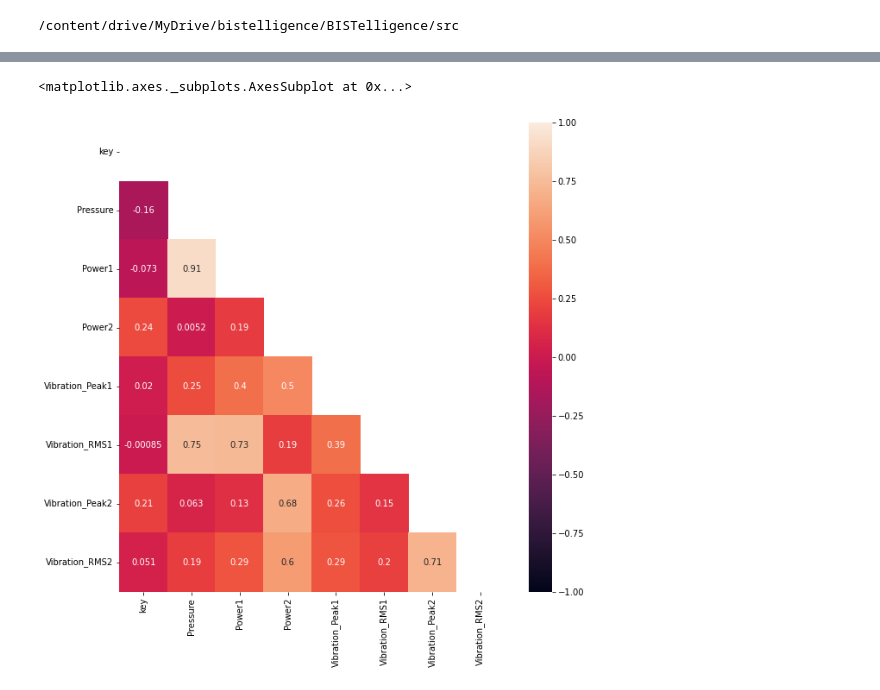
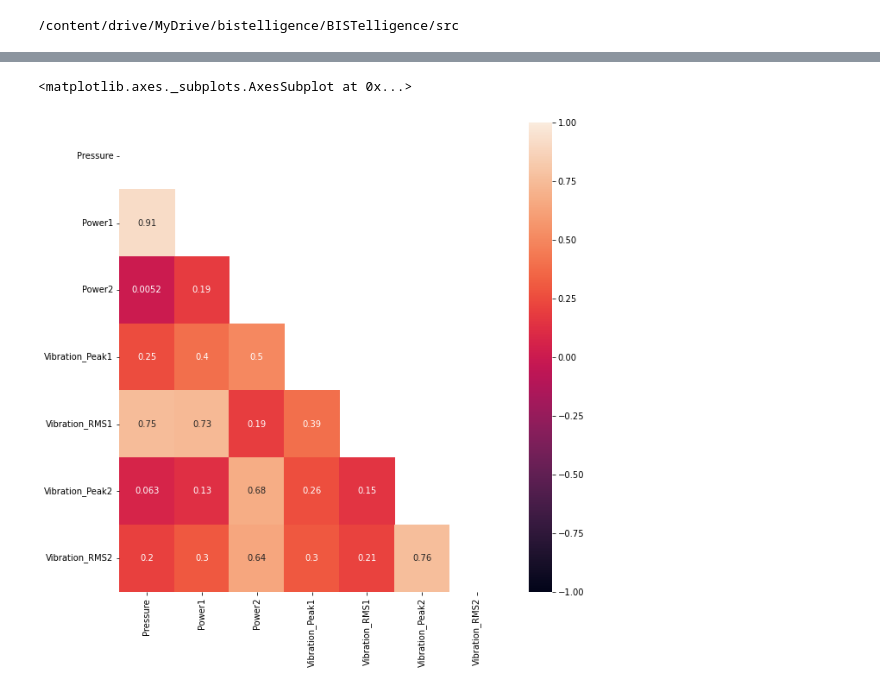
Before and after one commit to ChocoPytoch/BISTelligence, a Jupyter notebook: EDA/eda.ipynb, the cells around one changed output, grey strips where cells are left out. Cells and saved outputs as stored; diff of their text form; code cells hidden in the pictures.

Commit message:
eda, preprocessing.py(default value of 'scaled' hyper parameter in 'GetPreprocessedData' function) changed

```diff
--- a/EDA/eda.ipynb
+++ b/EDA/eda.ipynb
@@ -72,0 +70,2 @@ for col in data.columns:
+# %%
+_, imputated_data = dp.GetPreprocessedData(path=path, scaled=False)
@@ -73,9 +86,9 @@ for col in data.columns:
 # %%
-mask=np.zeros_like(data.corr(),dtype=np.bool)
+mask=np.zeros_like(imputated_data.corr(),dtype=np.bool)
 mask[np.triu_indices_from(mask)]=True
 
 plt.rcParams["figure.figsize"] = (10,10)
-sns.heatmap(data.corr(), vmin=-1, vmax=1,annot=True,mask=mask)
+sns.heatmap(imputated_data.corr(), vmin=-1, vmax=1,annot=True,mask=mask)
 # %% [output]
 <matplotlib.axes._subplots.AxesSubplot at 0x...>
-[figure, old version]
+[figure, new version]
```
Also changed, not shown: parts of 9 cells of this notebook, 1 other file.
